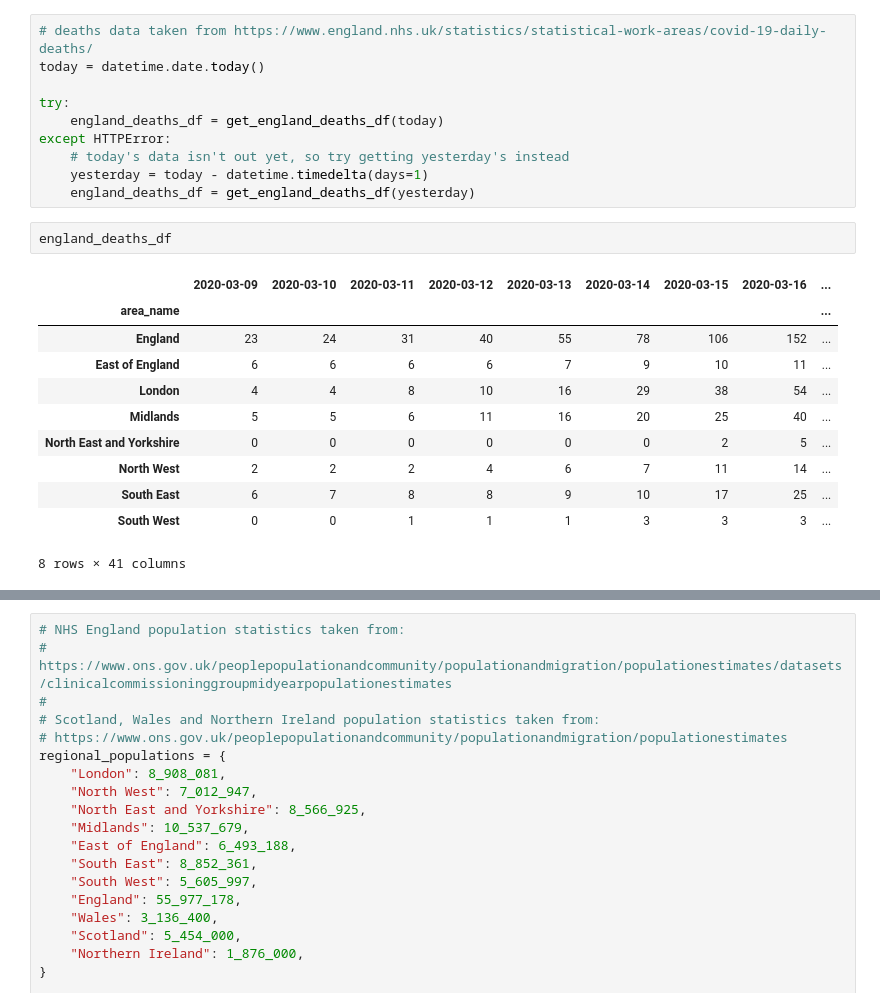
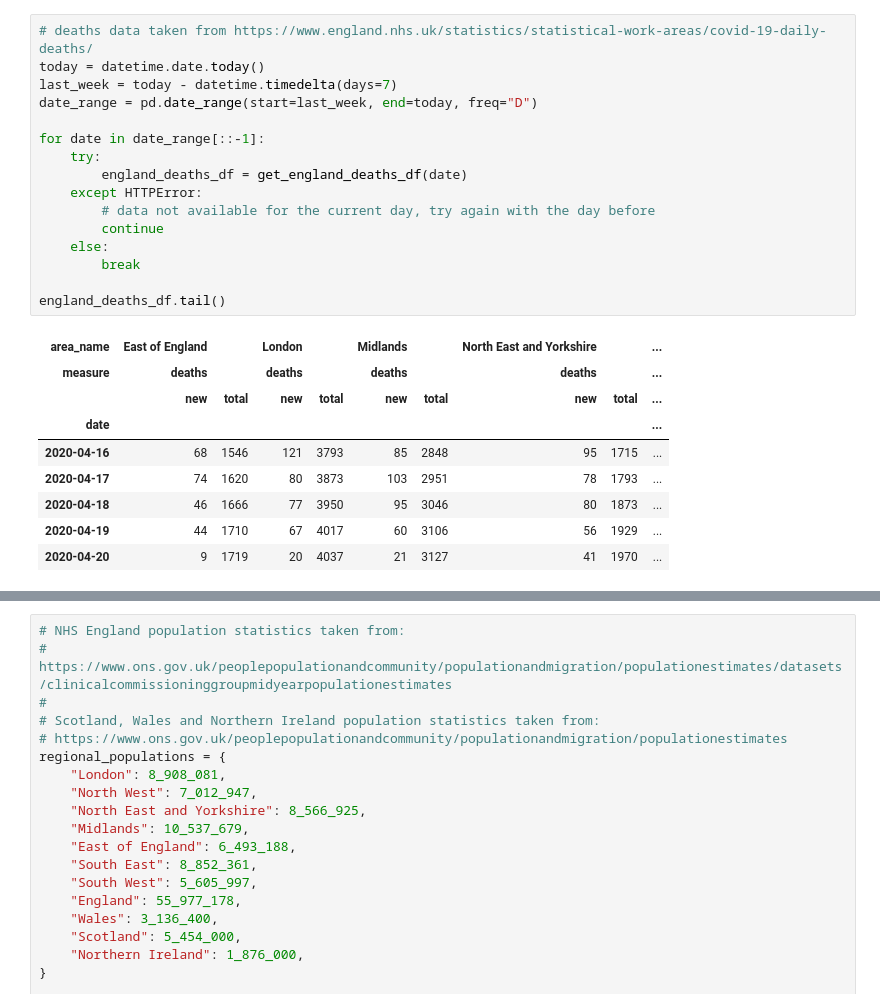
Before and after one commit to mfreeborn/coronavirus-tracker, a Jupyter notebook: Covid-19 England Tracker.ipynb, the cells around one changed output, grey strips where cells are left out. Saved outputs shown, nothing was run; the diff lists cells and outputs as text.

```diff
--- a/Covid-19 England Tracker.ipynb
+++ b/Covid-19 England Tracker.ipynb
@@ -39,25 +64,27 @@ def get_england_deaths_df(date):
 # %%
 # deaths data taken from https://www.england.nhs.uk/statistics/statistical-work-areas/covid-19-daily-deaths/
 today = datetime.date.today()
+last_week = today - datetime.timedelta(days=7)
+date_range = pd.date_range(start=last_week, end=today, freq="D")
 
-try:
-    england_deaths_df = get_england_deaths_df(today)
-except HTTPError:
-    # today's data isn't out yet, so try getting yesterday's instead
-    yesterday = today - datetime.timedelta(days=1)
-    england_deaths_df = get_england_deaths_df(yesterday)
+for date in date_range[::-1]:
+    try:
+        england_deaths_df = get_england_deaths_df(date)
+    except HTTPError:
+        # data not available for the current day, try again with the day before
+        continue
+    else:
+        break
+
+england_deaths_df.tail()
+# %% [output]
+| area_name | East of England |  | London |  | Midlands |  | North East and Yorkshire |  | ... |
+| measure | deaths |  | deaths |  | deaths |  | deaths |  | ... |
+|  | new | total | new | total | new | total | new | total | ... |
+| date |  |  |  |  |  |  |  |  | ... |
+| 2020-04-16 | 68 | 1546 | 121 | 3793 | 85 | 2848 | 95 | 1715 | ... |
+| 2020-04-17 | 74 | 1620 | 80 | 3873 | 103 | 2951 | 78 | 1793 | ... |
+| 2020-04-18 | 46 | 1666 | 77 | 3950 | 95 | 3046 | 80 | 1873 | ... |
+| 2020-04-19 | 44 | 1710 | 67 | 4017 | 60 | 3106 | 56 | 1929 | ... |
+| 2020-04-20 | 9 | 1719 | 20 | 4037 | 21 | 3127 | 41 | 1970 | ... |
-# %%
-england_deaths_df
-# %% [output]
-|  | 2020-03-09 | 2020-03-10 | 2020-03-11 | 2020-03-12 | 2020-03-13 | 2020-03-14 | 2020-03-15 | 2020-03-16 | ... |
-| area_name |  |  |  |  |  |  |  |  | ... |
-| England | 23 | 24 | 31 | 40 | 55 | 78 | 106 | 152 | ... |
-| East of England | 6 | 6 | 6 | 6 | 7 | 9 | 10 | 11 | ... |
-| London | 4 | 4 | 8 | 10 | 16 | 29 | 38 | 54 | ... |
-| Midlands | 5 | 5 | 6 | 11 | 16 | 20 | 25 | 40 | ... |
-| North East and Yorkshire | 0 | 0 | 0 | 0 | 0 | 0 | 2 | 5 | ... |
-| North West | 2 | 2 | 2 | 4 | 6 | 7 | 11 | 14 | ... |
-| South East | 6 | 7 | 8 | 8 | 9 | 10 | 17 | 25 | ... |
-| South West | 0 | 0 | 1 | 1 | 1 | 3 | 3 | 3 | ... |
-8 rows × 41 columns
 # %%
```
Also changed, not shown: parts of 7 cells of this notebook, 5 other files.
